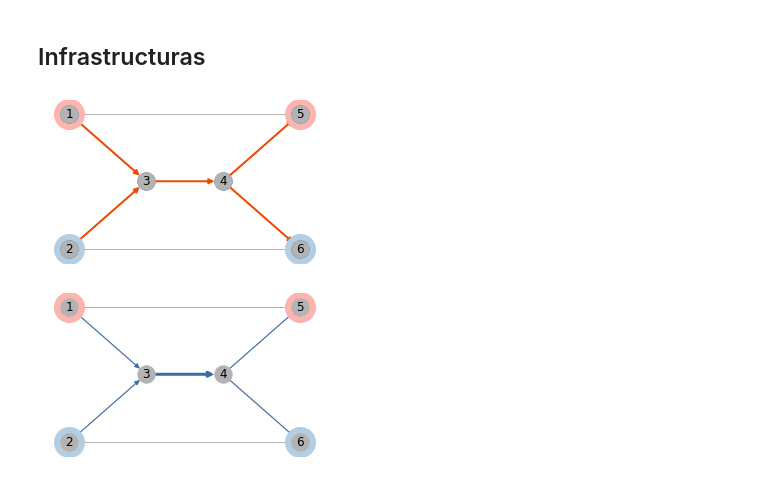
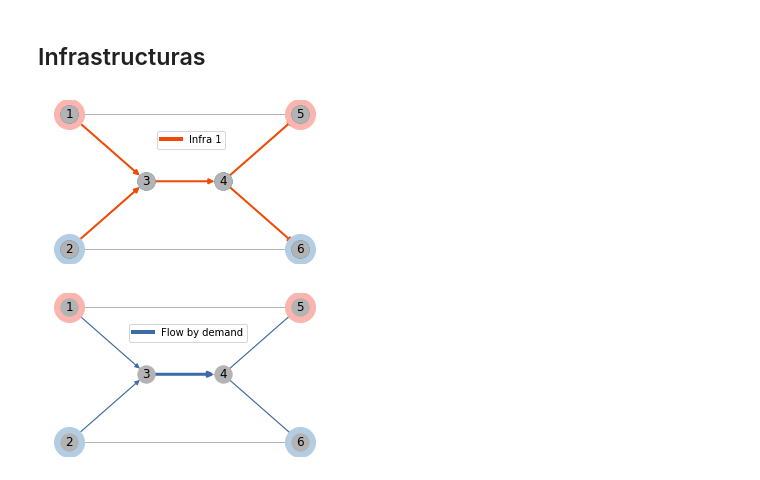
Before and after one commit to joaquinco/bicycle-network-design, a Jupyter notebook: notebooks/Documento - Ejemplo 1.ipynb, the cells around one changed output. Saved outputs shown, nothing was run; the diff lists cells and outputs as text; code cells hidden in the pictures.

Commit message:
add legend to some document's drawings

```diff
--- a/notebooks/Documento - Ejemplo 1.ipynb
+++ b/notebooks/Documento - Ejemplo 1.ipynb
@@ -88,7 +88,8 @@ get_fig_dir = functools.partial(os.path.join, fig_dir)
 
 figsize = (5, 3)
 draw = functools.partial(
-    bc.draw.draw, model, figsize=figsize, odpair_scale_factor=3, odpair_separate=True)
+    bc.draw.draw, model, figsize=figsize, odpair_scale_factor=3, odpair_separate=True,
+    odpairs_legend=False)
 draw_sol = functools.partial(draw, solution=solution)
 
 
@@ -105,13 +106,13 @@ with save_fig(get_fig_dir('example_1_base.png'), figsize=figsize) as ax:
 # %% [markdown]
 ## Infrastructuras
 # %%
-with save_fig(get_fig_dir('example_1_infras.png')) as ax:
-    draw_sol(flows=False, infrastructures=True, ax=ax)
+with save_fig(get_fig_dir('example_1_infras.png'), ) as ax:
+    draw_sol(flows=False, infrastructures=True, ax=ax, legend_location=(0.4, .70))
 with save_fig(get_fig_dir('example_1_flows.png')) as ax:
-    draw_sol(flows=True, infrastructures=False, ax=ax)
+    draw_sol(flows=True, infrastructures=False, ax=ax, legend_location=(0.3, .70))
 # %% [output]
-[figure, old version]
+[figure, new version]
-[figure, old version]
+[figure, new version]
 # %%
 solution.data
 # %% [output]
```
Also changed, not shown: 8 other files.
